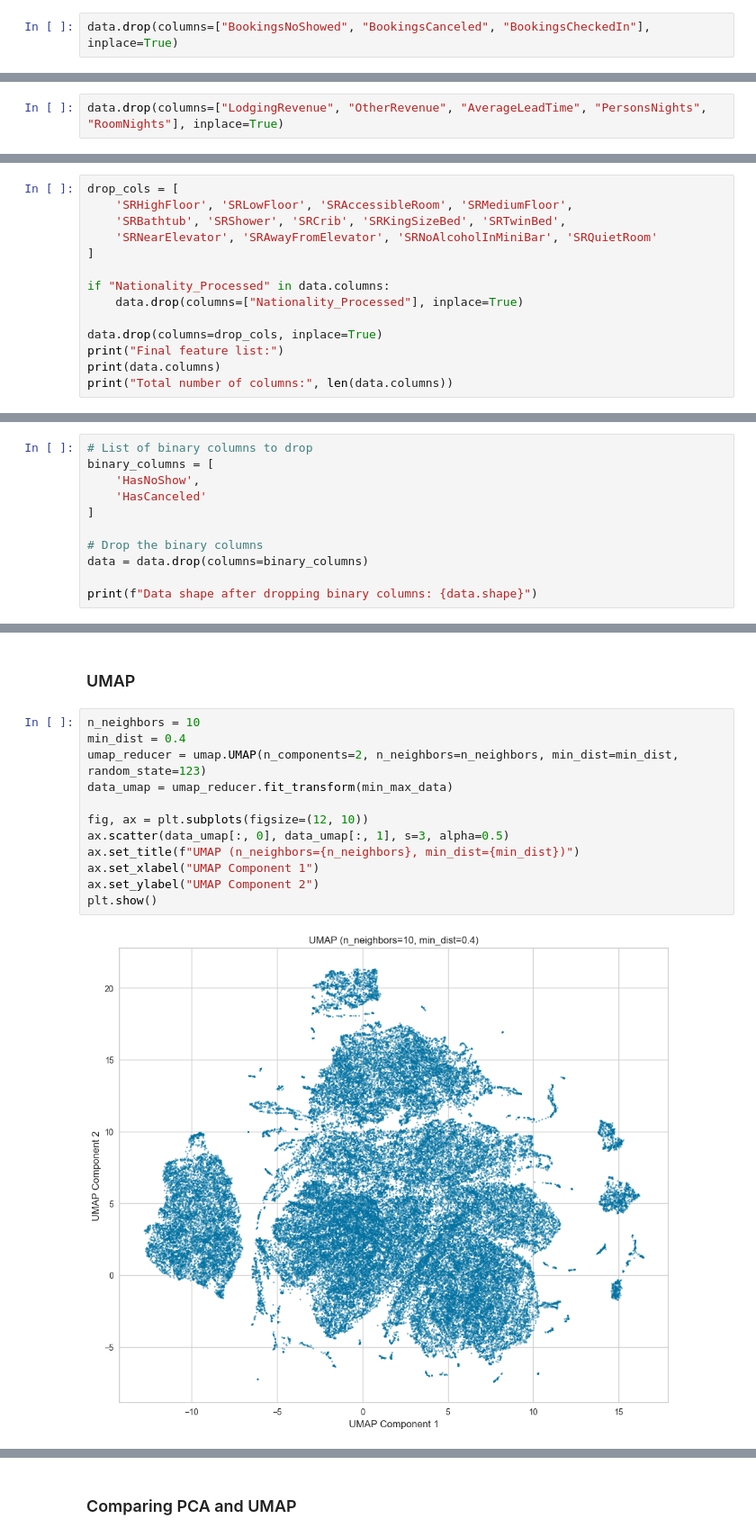
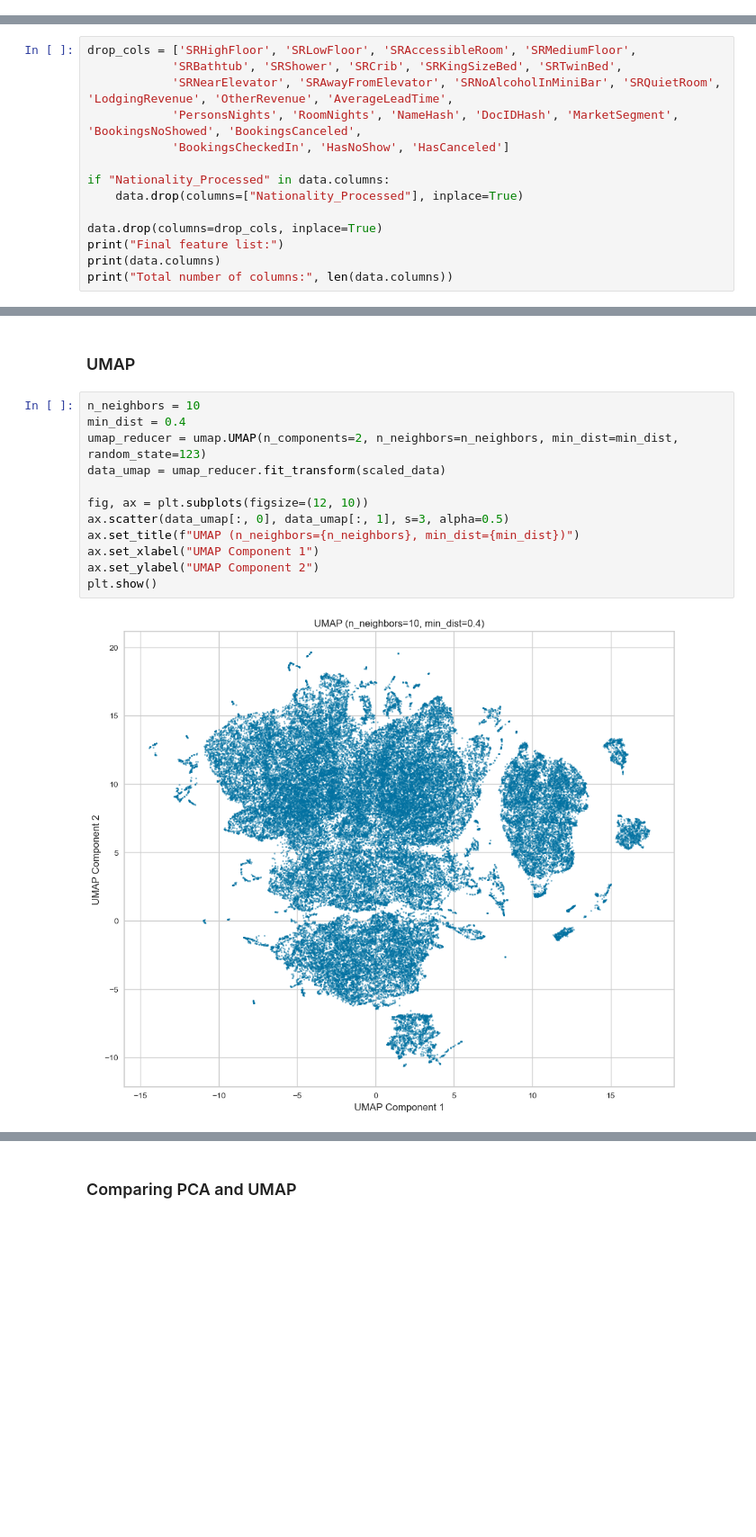
Before and after one commit to gugaaa1904/BC, a Jupyter notebook: Case 1.ipynb, the cells around one changed output, grey strips where cells are left out. Shown at 90% size. Saved outputs shown, nothing was run; the diff lists cells and outputs as text; blank space fills up the shorter version.

```diff
--- a/Case 1.ipynb
+++ b/Case 1.ipynb
@@ -380,5 +374,3 @@ data["Log_BookingsCheckedIn"] = np.log1p(data["BookingsCheckedIn"])
-# %%
-data.drop(columns=["BookingsNoShowed", "BookingsCanceled", "BookingsCheckedIn"], inplace=True)
 # %% [markdown]
 ### Correlation Matrix
 # %%
@@ -516,2 +488,0 @@ data["RoomNights_Log"] = np.log1p(data["RoomNights"])
-# %%
-data.drop(columns=["LodgingRevenue", "OtherRevenue", "AverageLeadTime", "PersonsNights", "RoomNights"], inplace=True)
@@ -563,11 +536,11 @@ data.drop(columns=["PersonsNights_Log", "RoomNights_Log"], inplace=True)
 data["TotalRevenue_Log"] = data["LodgingRevenue_Log"] + data["OtherRevenue_Log"]
 data.drop(columns=["LodgingRevenue_Log", "OtherRevenue_Log"], inplace=True)
 # %%
-drop_cols = [
-    'SRHighFloor', 'SRLowFloor', 'SRAccessibleRoom', 'SRMediumFloor',
-    'SRBathtub', 'SRShower', 'SRCrib', 'SRKingSizeBed', 'SRTwinBed',
-    'SRNearElevator', 'SRAwayFromElevator', 'SRNoAlcoholInMiniBar', 'SRQuietRoom'
-]
+drop_cols = ['SRHighFloor', 'SRLowFloor', 'SRAccessibleRoom', 'SRMediumFloor',
+            'SRBathtub', 'SRShower', 'SRCrib', 'SRKingSizeBed', 'SRTwinBed',
+            'SRNearElevator', 'SRAwayFromElevator', 'SRNoAlcoholInMiniBar', 'SRQuietRoom', 'LodgingRevenue', 'OtherRevenue', 'AverageLeadTime',
+            'PersonsNights', 'RoomNights', 'NameHash', 'DocIDHash', 'MarketSegment', 'BookingsNoShowed', 'BookingsCanceled',
+            'BookingsCheckedIn', 'HasNoShow', 'HasCanceled']
 
 if "Nationality_Processed" in data.columns:
     data.drop(columns=["Nationality_Processed"], inplace=True)
@@ -601,14 +569,3 @@ Total number of columns: 11
 - **`AverageLeadTime_Log`** → Average lead time before booking (log-transformed)
 - **`TotalNights_Log`** → Total nights booked (log-transformed)
 - **`TotalRevenue_Log`** → Total revenue generated by the customer (log-transformed)
-# %%
-# List of binary columns to drop
-binary_columns = [
-    'HasNoShow',
-    'HasCanceled'
-]
-
-# Drop the binary columns
-data = data.drop(columns=binary_columns)
-
-print(f"Data shape after dropping binary columns: {data.shape}")
@@ -762,14 +654,14 @@ PCA Reduced Data Shape: (69877, 9)
 # %%
 n_neighbors = 10
 min_dist = 0.4
 umap_reducer = umap.UMAP(n_components=2, n_neighbors=n_neighbors, min_dist=min_dist, random_state=123)
-data_umap = umap_reducer.fit_transform(min_max_data)
+data_umap = umap_reducer.fit_transform(scaled_data)
 
 fig, ax = plt.subplots(figsize=(12, 10))
 ax.scatter(data_umap[:, 0], data_umap[:, 1], s=3, alpha=0.5)
 ax.set_title(f"UMAP (n_neighbors={n_neighbors}, min_dist={min_dist})")
 ax.set_xlabel("UMAP Component 1")
 ax.set_ylabel("UMAP Component 2")
 plt.show()
 # %% [output]
-[figure, old version]
+[figure, new version]
```
Also changed, not shown: parts of 66 cells of this notebook.
